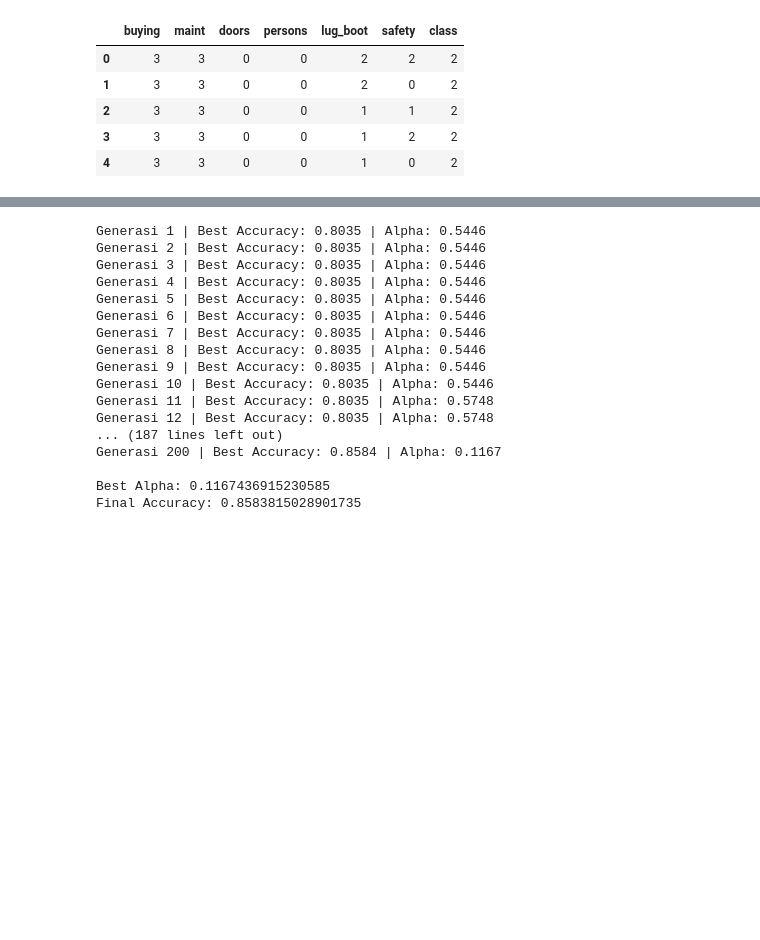
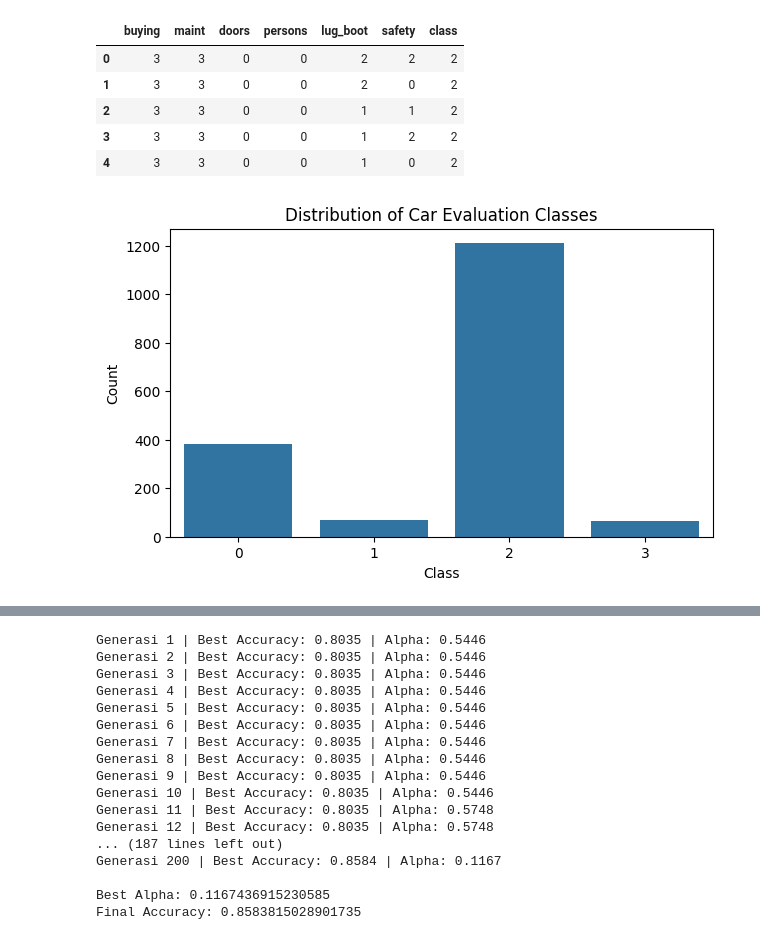
Before and after one commit to abiyosodnr/car-evaluation-naive-bayes, a Jupyter notebook: naive_bayes_modeling.ipynb, the cells around one changed output, grey strips where cells are left out. Drawn from its saved outputs; the diff is of its cells as text; code cells hidden in the pictures; blank space fills up the shorter version.

Commit message:
update visualization

```diff
--- a/naive_bayes_modeling.ipynb
+++ b/naive_bayes_modeling.ipynb
@@ -90,3 +90,12 @@ df.head()
 | 2 | 3 | 3 | 0 | 0 | 1 | 1 | 2 |
 | 3 | 3 | 3 | 0 | 0 | 1 | 2 | 2 |
 | 4 | 3 | 3 | 0 | 0 | 1 | 0 | 2 |
+# %%
+plt.figure(figsize=(7,4))
+sns.countplot(data=df, x='class')
+plt.title("Distribution of Car Evaluation Classes")
+plt.xlabel("Class")
+plt.ylabel("Count")
+plt.show()
+# %% [output]
+[figure, added]
```
Also changed, not shown: parts of 5 cells of this notebook.
